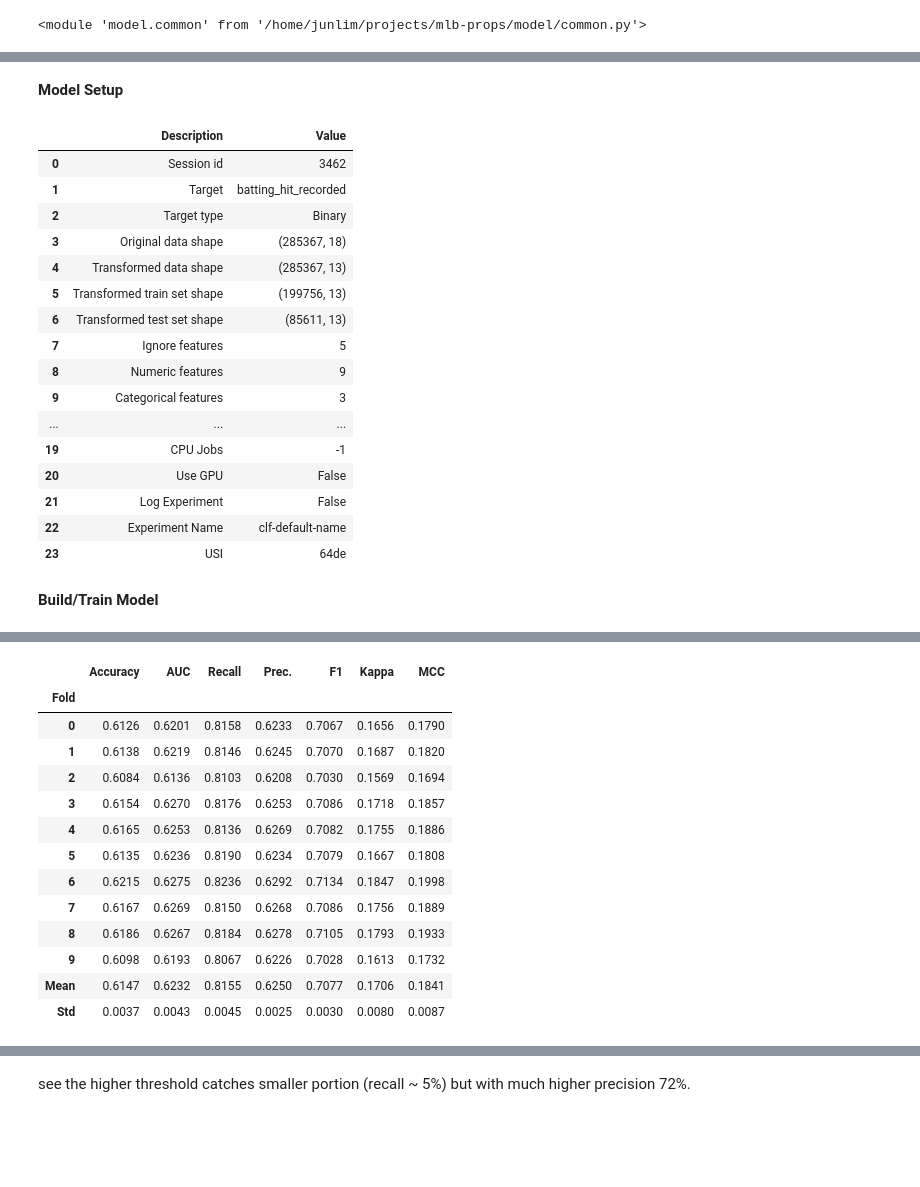
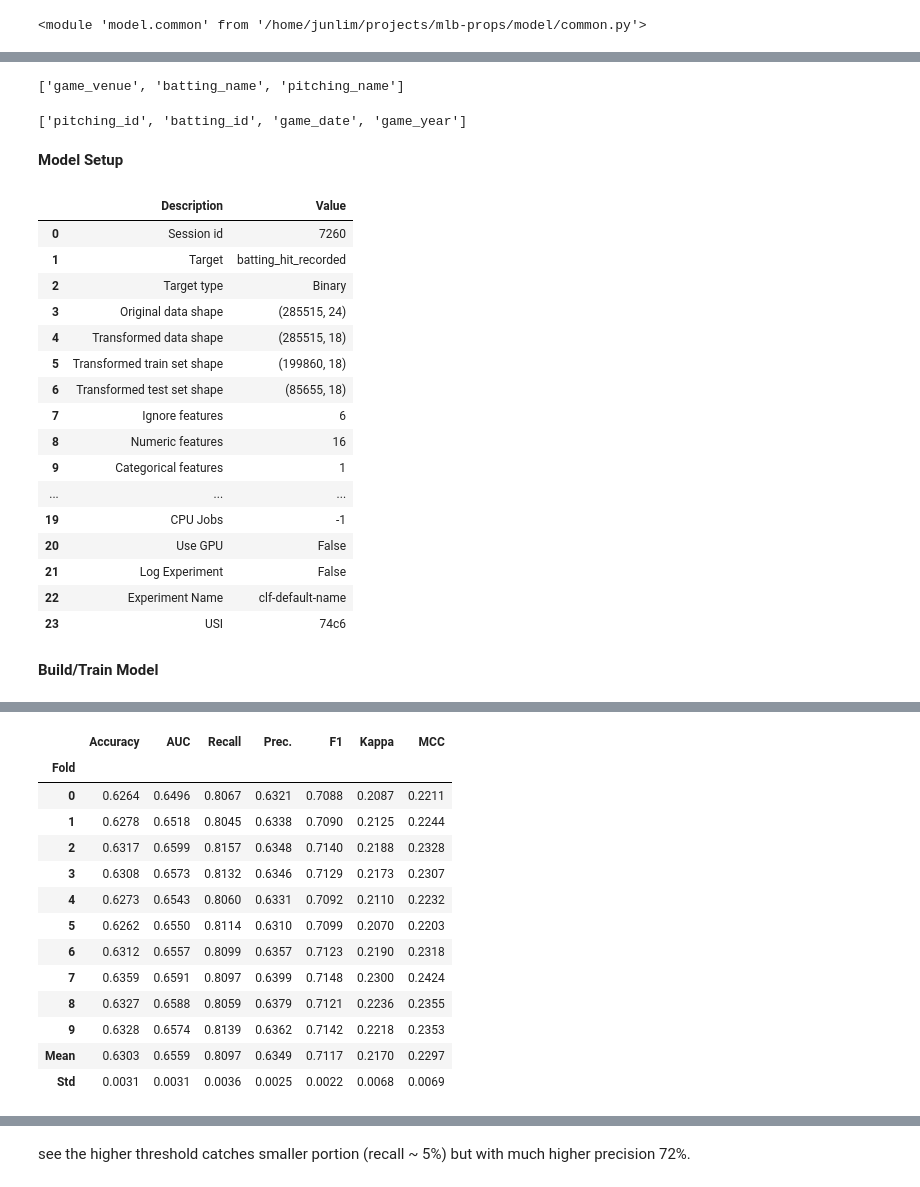
Before and after one commit to sculd/mlb-props, a Jupyter notebook: model_training_run.ipynb, the cells around one changed output, grey strips where cells are left out. Saved outputs shown, nothing was run; the diff lists cells and outputs as text; code cells hidden in the pictures; blank space fills up the shorter version.

```diff
--- a/model_training_run.ipynb
+++ b/model_training_run.ipynb
@@ -73,46 +85,54 @@ test_data.groupby('game_year').count()
+# %%
+model.common.categorical_features
+# %% [output]
+['game_venue', 'batting_name', 'pitching_name']
+# %%
+model.common.ignore_features
+# %% [output]
+['pitching_id', 'batting_id', 'game_date', 'game_year']
 # %% [markdown]
 **Model Setup**
 # %%
 classification_setup = pycaret.classification.setup(
     data = train_data, target = "batting_hit_recorded", train_size = .70, use_gpu = False,
-    categorical_features = model.common.categorical_features, ignore_features = model.common.ignore_features)
+    categorical_features = ['game_venue'], ignore_features = model.common.ignore_features + ['batting_name', 'pitching_name'])
 # %% [output]
 |  | Description | Value |
-| 0 | Session id | 3462 |
+| 0 | Session id | 7260 |
 | 1 | Target | batting_hit_recorded |
 | 2 | Target type | Binary |
-| 3 | Original data shape | (285367, 18) |
-| 4 | Transformed data shape | (285367, 13) |
-| 5 | Transformed train set shape | (199756, 13) |
-| 6 | Transformed test set shape | (85611, 13) |
-| 7 | Ignore features | 5 |
-| 8 | Numeric features | 9 |
-| 9 | Categorical features | 3 |
+| 3 | Original data shape | (285515, 24) |
+| 4 | Transformed data shape | (285515, 18) |
+| 5 | Transformed train set shape | (199860, 18) |
+| 6 | Transformed test set shape | (85655, 18) |
+| 7 | Ignore features | 6 |
+| 8 | Numeric features | 16 |
+| 9 | Categorical features | 1 |
 | ... | ... | ... |
 | 19 | CPU Jobs | -1 |
 | 20 | Use GPU | False |
 | 21 | Log Experiment | False |
 | 22 | Experiment Name | clf-default-name |
-| 23 | USI | 64de |
+| 23 | USI | 74c6 |
 # %% [markdown]
 **Build/Train Model**
 # %%
-regressin_model = classification_setup.create_model("lr", probability_threshold = 0.50)
+regression_model = classification_setup.create_model("lr", probability_threshold = 0.50)
 # %% [output]
 [interactive output not drawn]
 |  | Accuracy | AUC | Recall | Prec. | F1 | Kappa | MCC |
 | Fold |  |  |  |  |  |  |  |
-| 0 | 0.6126 | 0.6201 | 0.8158 | 0.6233 | 0.7067 | 0.1656 | 0.1790 |
-| 1 | 0.6138 | 0.6219 | 0.8146 | 0.6245 | 0.7070 | 0.1687 | 0.1820 |
-| 2 | 0.6084 | 0.6136 | 0.8103 | 0.6208 | 0.7030 | 0.1569 | 0.1694 |
-| 3 | 0.6154 | 0.6270 | 0.8176 | 0.6253 | 0.7086 | 0.1718 | 0.1857 |
-| 4 | 0.6165 | 0.6253 | 0.8136 | 0.6269 | 0.7082 | 0.1755 | 0.1886 |
-| 5 | 0.6135 | 0.6236 | 0.8190 | 0.6234 | 0.7079 | 0.1667 | 0.1808 |
-| 6 | 0.6215 | 0.6275 | 0.8236 | 0.6292 | 0.7134 | 0.1847 | 0.1998 |
-| 7 | 0.6167 | 0.6269 | 0.8150 | 0.6268 | 0.7086 | 0.1756 | 0.1889 |
-| 8 | 0.6186 | 0.6267 | 0.8184 | 0.6278 | 0.7105 | 0.1793 | 0.1933 |
-| 9 | 0.6098 | 0.6193 | 0.8067 | 0.6226 | 0.7028 | 0.1613 | 0.1732 |
-| Mean | 0.6147 | 0.6232 | 0.8155 | 0.6250 | 0.7077 | 0.1706 | 0.1841 |
-| Std | 0.0037 | 0.0043 | 0.0045 | 0.0025 | 0.0030 | 0.0080 | 0.0087 |
+| 0 | 0.6264 | 0.6496 | 0.8067 | 0.6321 | 0.7088 | 0.2087 | 0.2211 |
+| 1 | 0.6278 | 0.6518 | 0.8045 | 0.6338 | 0.7090 | 0.2125 | 0.2244 |
+| 2 | 0.6317 | 0.6599 | 0.8157 | 0.6348 | 0.7140 | 0.2188 | 0.2328 |
+| 3 | 0.6308 | 0.6573 | 0.8132 | 0.6346 | 0.7129 | 0.2173 | 0.2307 |
+| 4 | 0.6273 | 0.6543 | 0.8060 | 0.6331 | 0.7092 | 0.2110 | 0.2232 |
+| 5 | 0.6262 | 0.6550 | 0.8114 | 0.6310 | 0.7099 | 0.2070 | 0.2203 |
+| 6 | 0.6312 | 0.6557 | 0.8099 | 0.6357 | 0.7123 | 0.2190 | 0.2318 |
+| 7 | 0.6359 | 0.6591 | 0.8097 | 0.6399 | 0.7148 | 0.2300 | 0.2424 |
+| 8 | 0.6327 | 0.6588 | 0.8059 | 0.6379 | 0.7121 | 0.2236 | 0.2355 |
+| 9 | 0.6328 | 0.6574 | 0.8139 | 0.6362 | 0.7142 | 0.2218 | 0.2353 |
+| Mean | 0.6303 | 0.6559 | 0.8097 | 0.6349 | 0.7117 | 0.2170 | 0.2297 |
+| Std | 0.0031 | 0.0031 | 0.0036 | 0.0025 | 0.0022 | 0.0068 | 0.0069 |
 [interactive output not drawn]
 # %%
```
Also changed, not shown: parts of 18 cells of this notebook, 4 other files.
